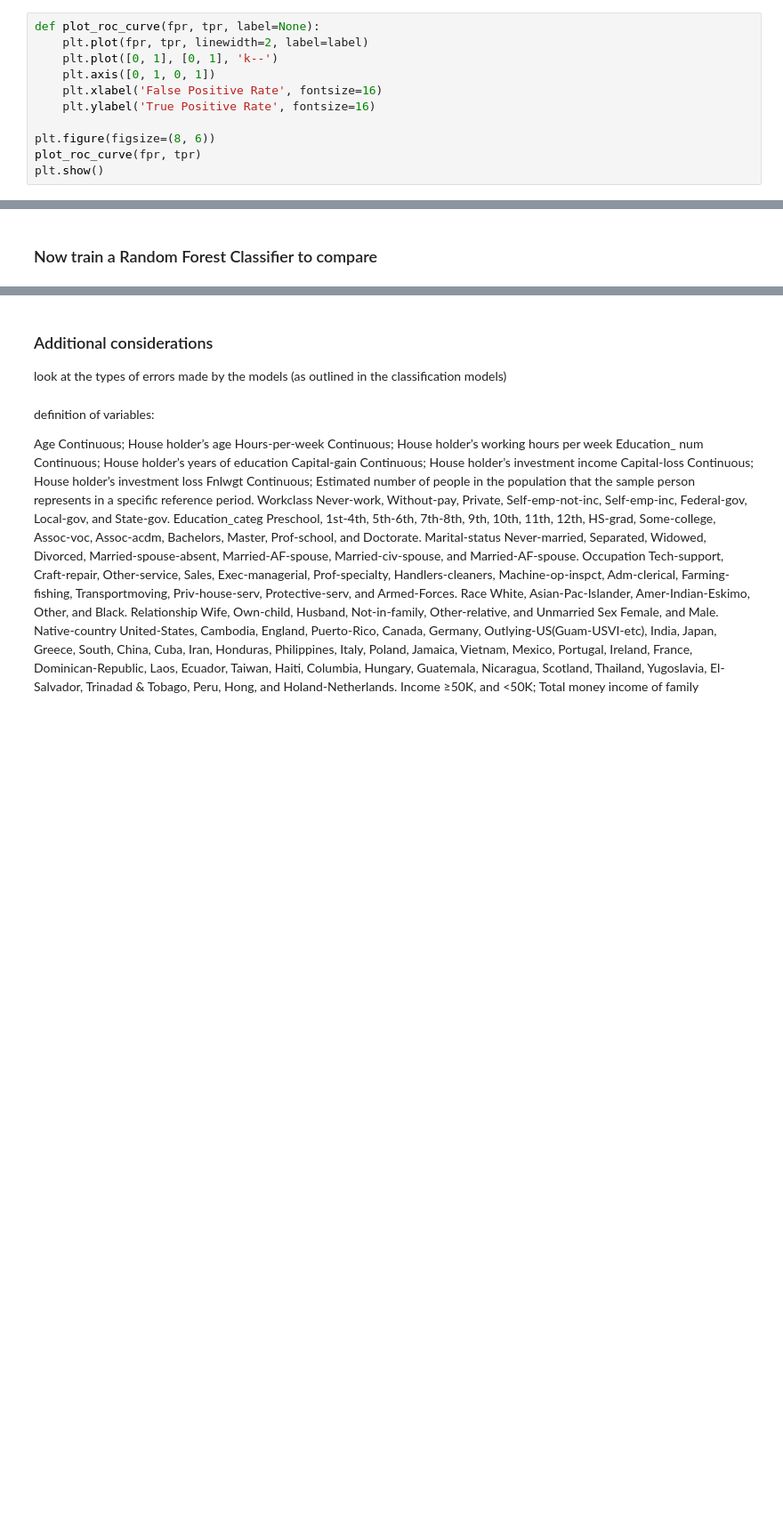
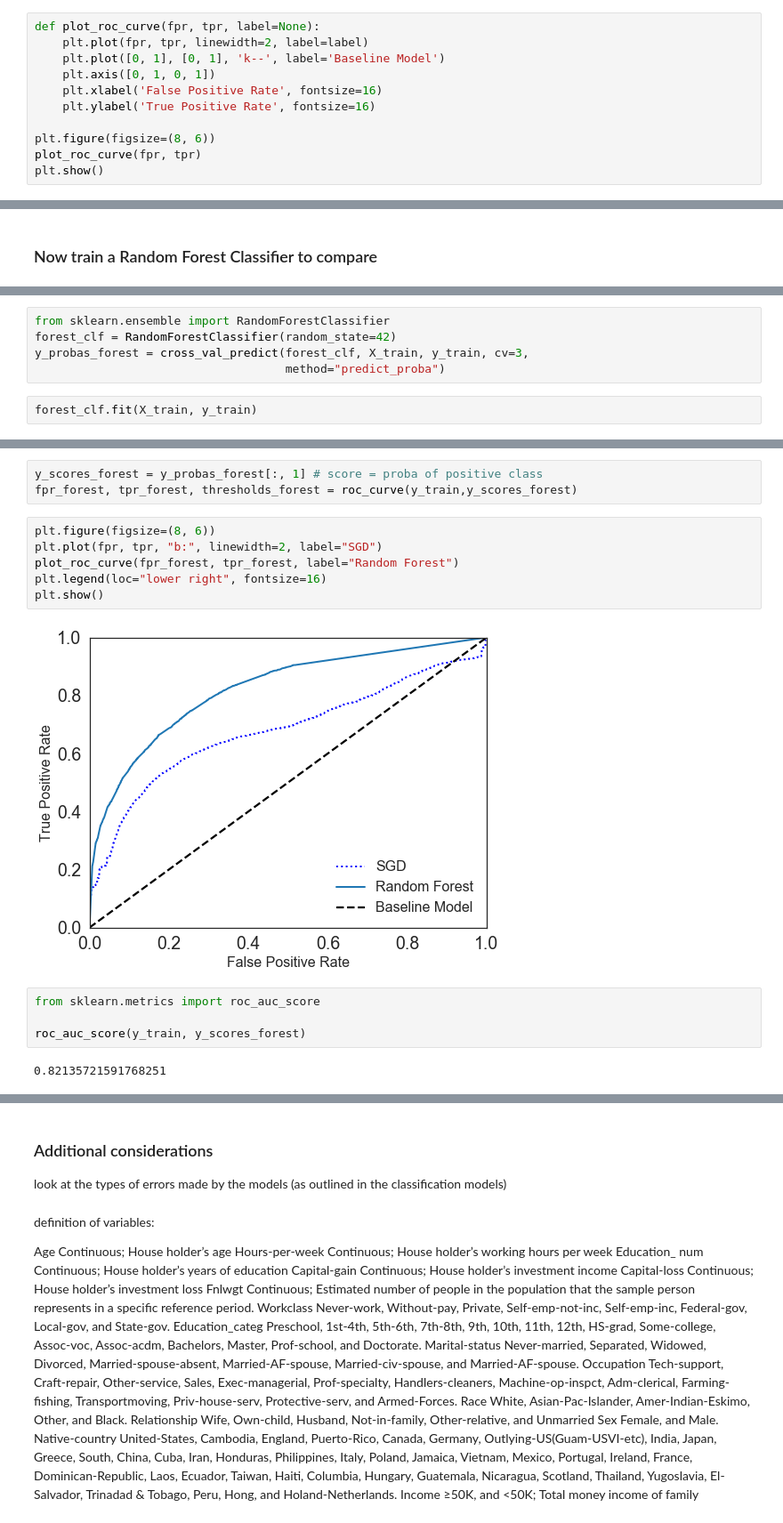
Before and after one commit to katherinechandler/Census_Kaggle, a Jupyter notebook: Census_Kaggle_Exploration.ipynb, the cells around one changed output, grey strips where cells are left out. Shown at 89% size. Cells and saved outputs as stored; diff of their text form; blank space fills up the shorter version.

```diff
--- a/Census_Kaggle_Exploration.ipynb
+++ b/Census_Kaggle_Exploration.ipynb
@@ -351,7 +373,7 @@ fpr, tpr, thresholds = roc_curve(Y_train, y_scores)
 # %%
 def plot_roc_curve(fpr, tpr, label=None):
     plt.plot(fpr, tpr, linewidth=2, label=label)
-    plt.plot([0, 1], [0, 1], 'k--')
+    plt.plot([0, 1], [0, 1], 'k--', label='Baseline Model')
     plt.axis([0, 1, 0, 1])
     plt.xlabel('False Positive Rate', fontsize=16)
     plt.ylabel('True Positive Rate', fontsize=16)
@@ -416,0 +388,7 @@ plt.show()
+# %%
+from sklearn.ensemble import RandomForestClassifier
+forest_clf = RandomForestClassifier(random_state=42)
+y_probas_forest = cross_val_predict(forest_clf, X_train, y_train, cv=3,
+                                    method="predict_proba")
+# %%
+forest_clf.fit(X_train, y_train)
@@ -416,0 +409,17 @@ plt.show()
+# %%
+y_scores_forest = y_probas_forest[:, 1] # score = proba of positive class
+fpr_forest, tpr_forest, thresholds_forest = roc_curve(y_train,y_scores_forest)
+# %%
+plt.figure(figsize=(8, 6))
+plt.plot(fpr, tpr, "b:", linewidth=2, label="SGD")
+plot_roc_curve(fpr_forest, tpr_forest, label="Random Forest")
+plt.legend(loc="lower right", fontsize=16)
+plt.show()
+# %% [output]
+[figure, added]
+# %%
+from sklearn.metrics import roc_auc_score
+
+roc_auc_score(y_train, y_scores_forest)
+# %% [output]
+0.82135721591768251
```
Also changed, not shown: parts of 89 cells of this notebook, 2 other files.
